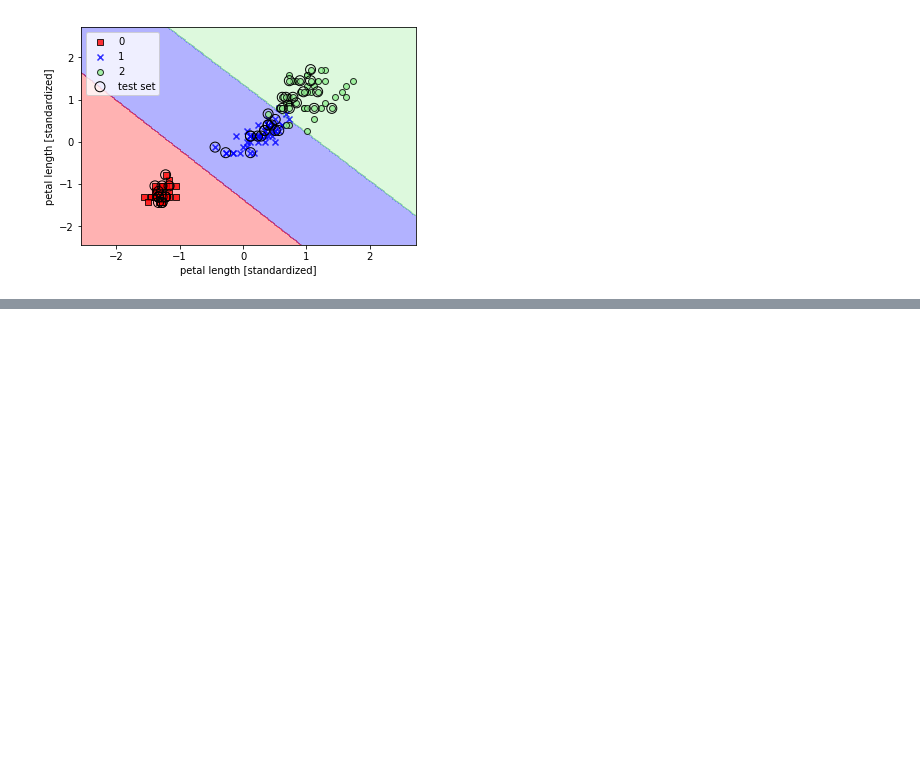
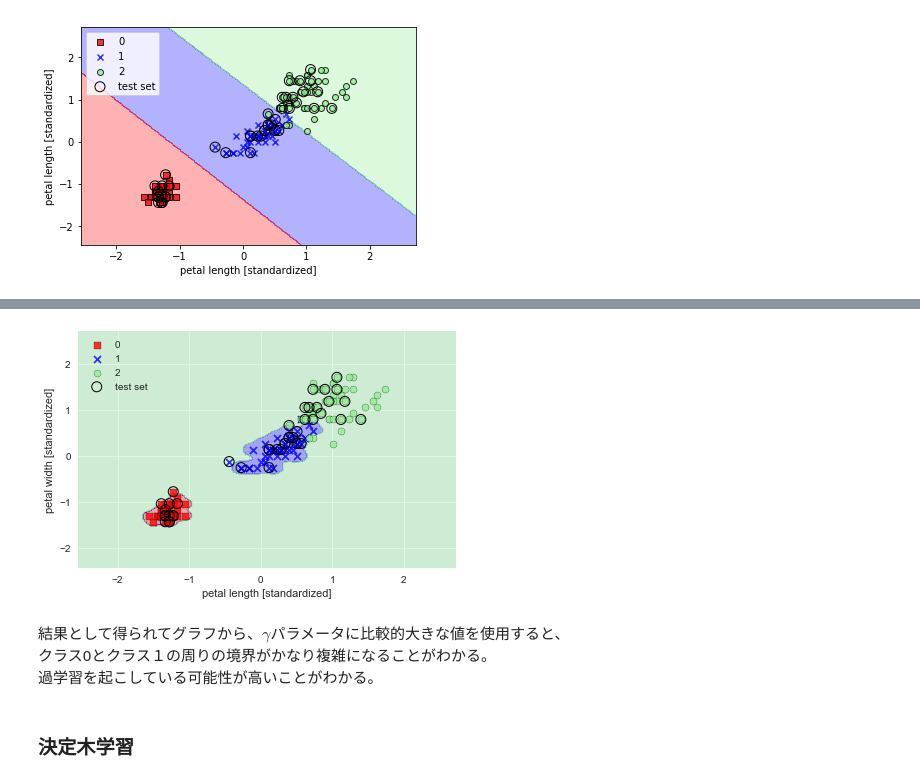
Before and after one commit to TakanoriHasebe/python_machine_learning_2nd, a Jupyter notebook: ch03/Scikit Learnの活用.ipynb, the cells around one changed output, grey strips where cells are left out. Saved outputs shown, nothing was run; the diff lists cells and outputs as text; code cells hidden in the pictures; blank space fills up the shorter version.

Commit message:
決定木学習から

```diff
--- a/ch03/Scikit Learnの活用.ipynb
+++ b/ch03/Scikit Learnの活用.ipynb
@@ -383,0 +455,19 @@ plt.show()
+# %%
+# RBFカーネルによるSVMインスタンスを生成
+svm = SVC(kernel='rbf', random_state=1, gamma=100.0, C=1.0)
+svm.fit(X_train_std, y_train)
+plot_decision_regions(X_combined_std, y_combined, classifier=svm, test_idx=range(105, 150))
+plt.xlabel('petal length [standardized]')
+plt.ylabel('petal width [standardized]')
+plt.legend(loc='upper left')
+plt.tight_layout()
+#plt.savefig('images/03_15.png', dpi=300)
+plt.show()
+# %% [output]
+[figure, added]
+# %% [markdown]
+結果として得られてグラフから、$\gamma$パラメータに比較的大きな値を使用すると、<br>
+クラス0とクラス１の周りの境界がかなり複雑になることがわかる。<br>
+過学習を起こしている可能性が高いことがわかる。<br>
+# %% [markdown]
+### 決定木学習
```
Also changed, not shown: parts of 9 cells of this notebook, 1 other file.
